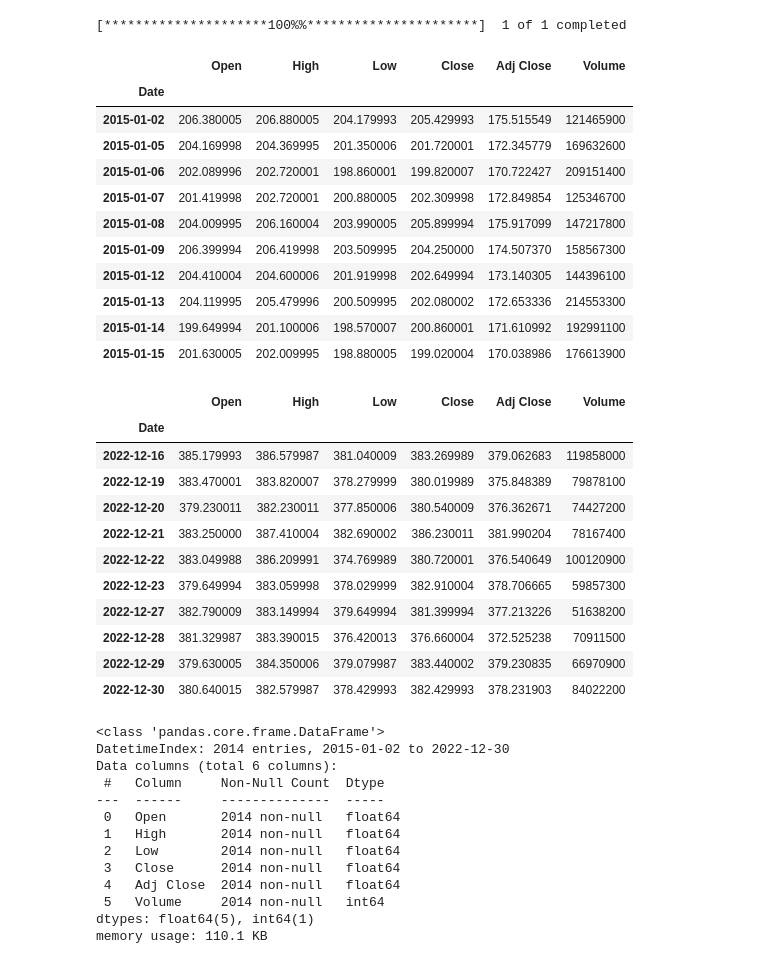
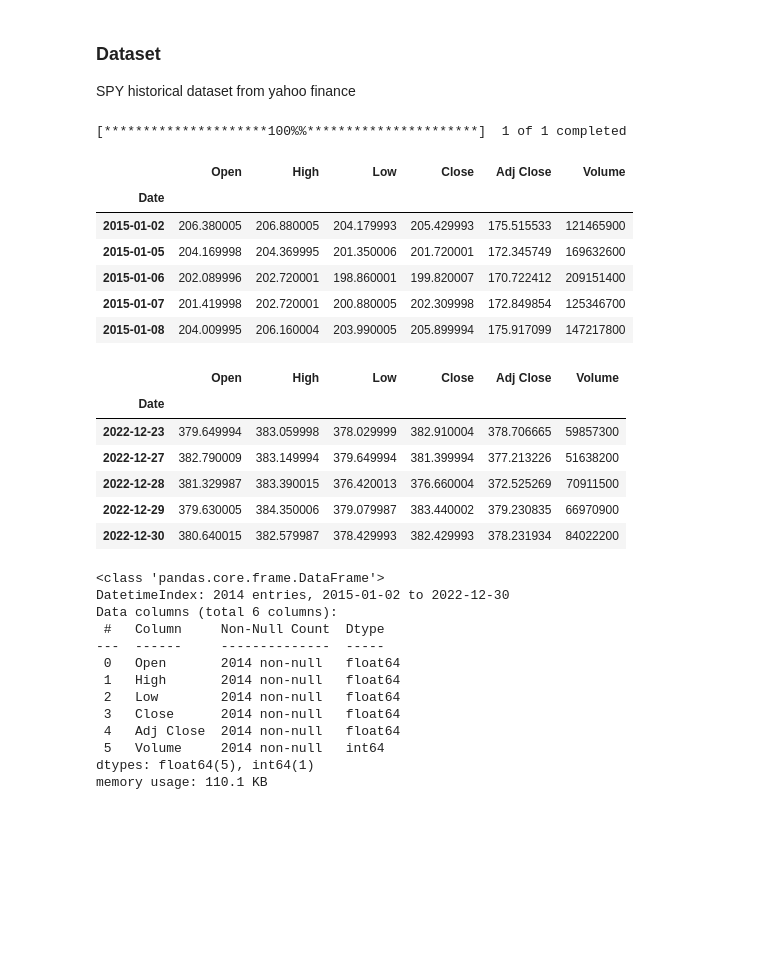
Before and after one commit to NamPham1010/Machine_Learning_SPY, a Jupyter notebook: ML_Project_MA_SPY.ipynb, the cells around one changed output. Saved outputs shown, nothing was run; the diff lists cells and outputs as text; code cells hidden in the pictures; blank space fills up the shorter version.

```diff
--- a/ML_Project_MA_SPY.ipynb
+++ b/ML_Project_MA_SPY.ipynb
@@ -11,6 +11,9 @@ from sklearn.ensemble import RandomForestClassifier
 from sklearn.ensemble import GradientBoostingClassifier
 from sklearn.svm import SVC
 from xgboost import XGBClassifier
+# %% [markdown]
+### Dataset
+SPY historical dataset from yahoo finance
 # %%
 # Downloading SPY historical price data
 spy = yf.Ticker("SPY")
@@ -20,35 +23,25 @@ spy_price = yf.download("SPY", start = "2015-01-01", end = "2022-12-31")
 # %%
 # Loading data into dataframe
 df = pd.DataFrame(spy_price)
-df.head(10)
+df.head()
 # %% [output]
 |  | Open | High | Low | Close | Adj Close | Volume |
 | Date |  |  |  |  |  |  |
-| 2015-01-02 | 206.380005 | 206.880005 | 204.179993 | 205.429993 | 175.515549 | 121465900 |
-| 2015-01-05 | 204.169998 | 204.369995 | 201.350006 | 201.720001 | 172.345779 | 169632600 |
-| 2015-01-06 | 202.089996 | 202.720001 | 198.860001 | 199.820007 | 170.722427 | 209151400 |
+| 2015-01-02 | 206.380005 | 206.880005 | 204.179993 | 205.429993 | 175.515533 | 121465900 |
+| 2015-01-05 | 204.169998 | 204.369995 | 201.350006 | 201.720001 | 172.345749 | 169632600 |
+| 2015-01-06 | 202.089996 | 202.720001 | 198.860001 | 199.820007 | 170.722412 | 209151400 |
 | 2015-01-07 | 201.419998 | 202.720001 | 200.880005 | 202.309998 | 172.849854 | 125346700 |
 | 2015-01-08 | 204.009995 | 206.160004 | 203.990005 | 205.899994 | 175.917099 | 147217800 |
-| 2015-01-09 | 206.399994 | 206.419998 | 203.509995 | 204.250000 | 174.507370 | 158567300 |
-| 2015-01-12 | 204.410004 | 204.600006 | 201.919998 | 202.649994 | 173.140305 | 144396100 |
-| 2015-01-13 | 204.119995 | 205.479996 | 200.509995 | 202.080002 | 172.653336 | 214553300 |
-| 2015-01-14 | 199.649994 | 201.100006 | 198.570007 | 200.860001 | 171.610992 | 192991100 |
-| 2015-01-15 | 201.630005 | 202.009995 | 198.880005 | 199.020004 | 170.038986 | 176613900 |
 # %%
-df.tail(10)
+df.tail()
 # %% [output]
 |  | Open | High | Low | Close | Adj Close | Volume |
 | Date |  |  |  |  |  |  |
-| 2022-12-16 | 385.179993 | 386.579987 | 381.040009 | 383.269989 | 379.062683 | 119858000 |
-| 2022-12-19 | 383.470001 | 383.820007 | 378.279999 | 380.019989 | 375.848389 | 79878100 |
-| 2022-12-20 | 379.230011 | 382.230011 | 377.850006 | 380.540009 | 376.362671 | 74427200 |
-| 2022-12-21 | 383.250000 | 387.410004 | 382.690002 | 386.230011 | 381.990204 | 78167400 |
-| 2022-12-22 | 383.049988 | 386.209991 | 374.769989 | 380.720001 | 376.540649 | 100120900 |
 | 2022-12-23 | 379.649994 | 383.059998 | 378.029999 | 382.910004 | 378.706665 | 59857300 |
 | 2022-12-27 | 382.790009 | 383.149994 | 379.649994 | 381.399994 | 377.213226 | 51638200 |
-| 2022-12-28 | 381.329987 | 383.390015 | 376.420013 | 376.660004 | 372.525238 | 70911500 |
+| 2022-12-28 | 381.329987 | 383.390015 | 376.420013 | 376.660004 | 372.525269 | 70911500 |
 | 2022-12-29 | 379.630005 | 384.350006 | 379.079987 | 383.440002 | 379.230835 | 66970900 |
-| 2022-12-30 | 380.640015 | 382.579987 | 378.429993 | 382.429993 | 378.231903 | 84022200 |
+| 2022-12-30 | 380.640015 | 382.579987 | 378.429993 | 382.429993 | 378.231934 | 84022200 |
 # %%
 df.info()
 # %% [output]
```
Also changed, not shown: parts of 2 cells of this notebook.
